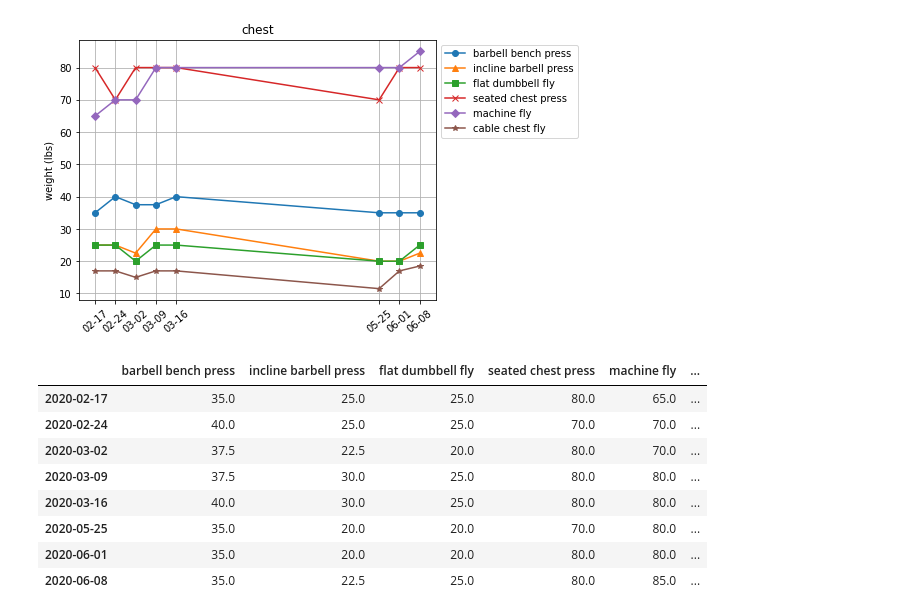
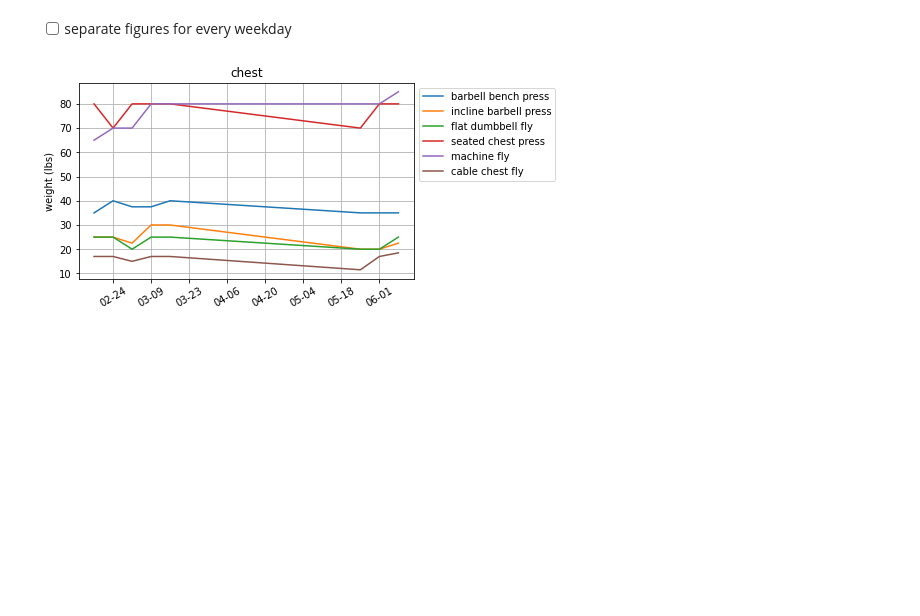
Before and after one commit to zhaoyi3264/goodbye-impotence, a Jupyter notebook: visualization.ipynb, the cells around one changed output. Saved outputs shown, nothing was run; the diff lists cells and outputs as text; code cells hidden in the pictures; blank space fills up the shorter version.

Commit message:
plot figures with broken axes

```diff
--- a/visualization.ipynb
+++ b/visualization.ipynb
@@ -12,39 +11,29 @@ register_matplotlib_converters()
+# %% [markdown]
+- [ ] separate figures for every weekday
 # %%
-foramtter = matplotlib.dates.DateFormatter('%m-%d')
+def show_in_single_figure(file, byweekday):
+    locator = mdates.WeekdayLocator(byweekday, interval=2)
+    formatter = mdates.DateFormatter('%m-%d')
 
-def show(file):
-    # fetch and clean the data
-    data = pd.read_csv(os.path.join('data', file), index_col=0, dtype=np.float32, parse_dates=True)
-    data.fillna(method='ffill', inplace=True)
-
-    # plot lines
-    plt.figure(figsize=(6.4, 4.8))
-    for (label, content), marker in zip(data.items(), 'o^sxD*dv'): # '.,ov^<>1234sp*hH+xDd|_'
-        plt.plot(data.index, content, '{}-'.format(marker), label=label)
+    # clean the data
+    data = pd.read_csv(os.path.join('data', file), index_col=0,
+                       dtype=np.float32, parse_dates=True)
+    ax = data.plot()
 
     # change the look
-    plt.grid(True)
-    plt.legend(bbox_to_anchor=(1, 1))
+    ax.grid(True)
+    ax.legend(bbox_to_anchor=(1, 1))
     title = file[:file.index('.')]
-    plt.title(title)
-    plt.gca().get_xaxis().set_major_formatter(foramtter)
-    plt.xticks(data.index, rotation=40)
-    plt.ylabel('weight (lbs)')
+    ax.set_title(title)
+    ax.get_xaxis().set_major_locator(locator)
+    ax.get_xaxis().set_major_formatter(formatter)
+    ax.set_ylabel('weight (lbs)')
+    plt.gcf().autofmt_xdate(ha='center')
 
     # save and show the figure
-    plt.savefig(os.path.join('figures', title), bbox_inches='tight', pad_inches=0.3)
+#     plt.savefig(os.path.join('figures', title), bbox_inches='tight')
     plt.show()
-    return data
+
+show_in_single_figure('chest.csv', MO)
+# %% [output]
+[figure, added]
-# %%
-show('chest.csv')
-# %% [output]
-[figure, removed]
-|  | barbell bench press | incline barbell press | flat dumbbell fly | seated chest press | machine fly | ... |
-| 2020-02-17 | 35.0 | 25.0 | 25.0 | 80.0 | 65.0 | ... |
-| 2020-02-24 | 40.0 | 25.0 | 25.0 | 70.0 | 70.0 | ... |
-| 2020-03-02 | 37.5 | 22.5 | 20.0 | 80.0 | 70.0 | ... |
-| 2020-03-09 | 37.5 | 30.0 | 25.0 | 80.0 | 80.0 | ... |
-| 2020-03-16 | 40.0 | 30.0 | 25.0 | 80.0 | 80.0 | ... |
-| 2020-05-25 | 35.0 | 20.0 | 20.0 | 70.0 | 80.0 | ... |
-| 2020-06-01 | 35.0 | 20.0 | 20.0 | 80.0 | 80.0 | ... |
-| 2020-06-08 | 35.0 | 22.5 | 25.0 | 80.0 | 85.0 | ... |
```
Also changed, not shown: parts of 8 cells of this notebook, 7 other files.
